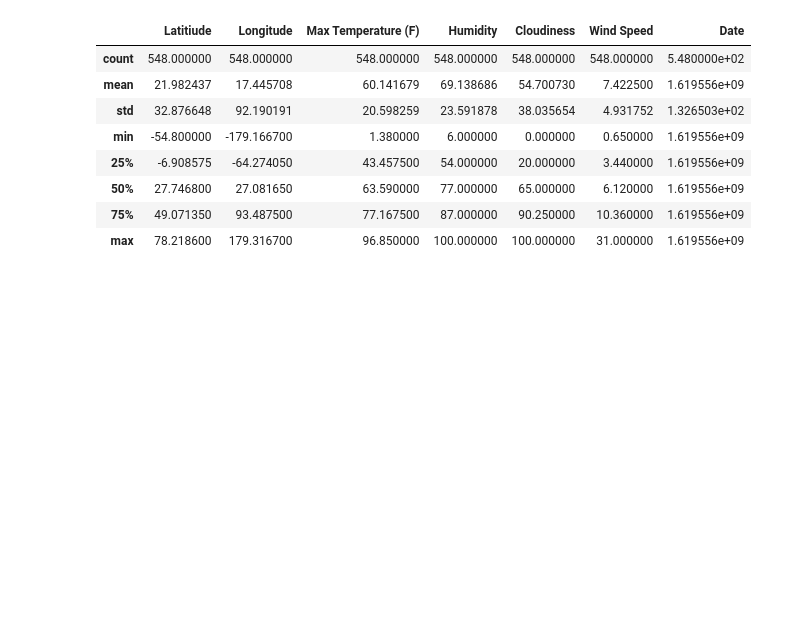
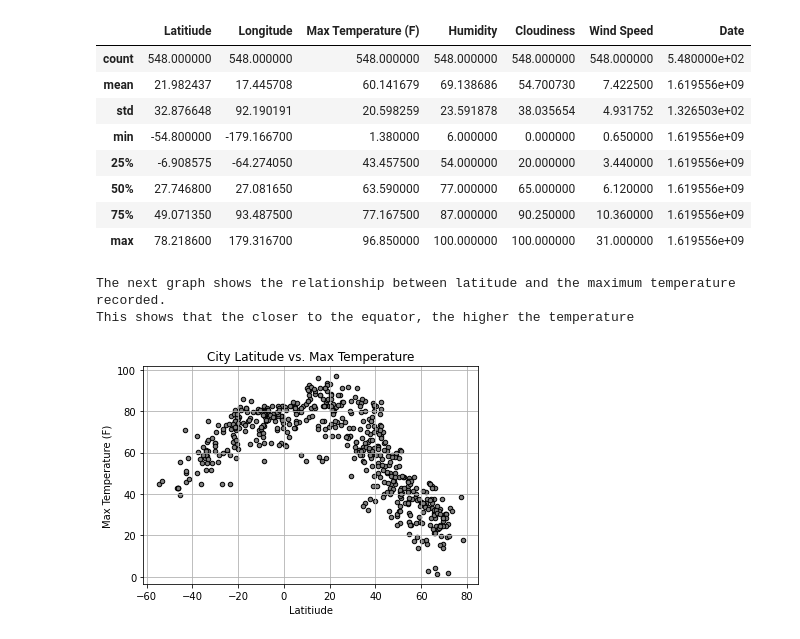
Before and after one commit to carlosmendozaj/Weather-Python-API, a Jupyter notebook: WeatherPy/WeatherPy.ipynb, the cells around one changed output. Drawn from its saved outputs; the diff is of its cells as text; code cells hidden in the pictures; blank space fills up the shorter version.

Commit message:
Added Scatter Plots

```diff
--- a/WeatherPy/WeatherPy.ipynb
+++ b/WeatherPy/WeatherPy.ipynb
@@ -162,0 +161,15 @@ weather_df.describe()
+# %%
+#Max humidity is 100 -> OK
+#Plotting the data:
+
+#City Latitude vs. Max Temperature
+weather_df.plot(kind='scatter', x = 'Latitiude', y = 'Max Temperature (F)',
+               color = 'grey', edgecolors = "black")
+plt.grid()
+plt.title("City Latitude vs. Max Temperature")
+print("The next graph shows the relationship between latitude and the maximum temperature recorded.")
+print("This shows that the closer to the equator, the higher the temperature")
+# %% [output]
+The next graph shows the relationship between latitude and the maximum temperature recorded.
+This shows that the closer to the equator, the higher the temperature
+[figure, added]
```
Also changed, not shown: parts of 5 cells of this notebook.
